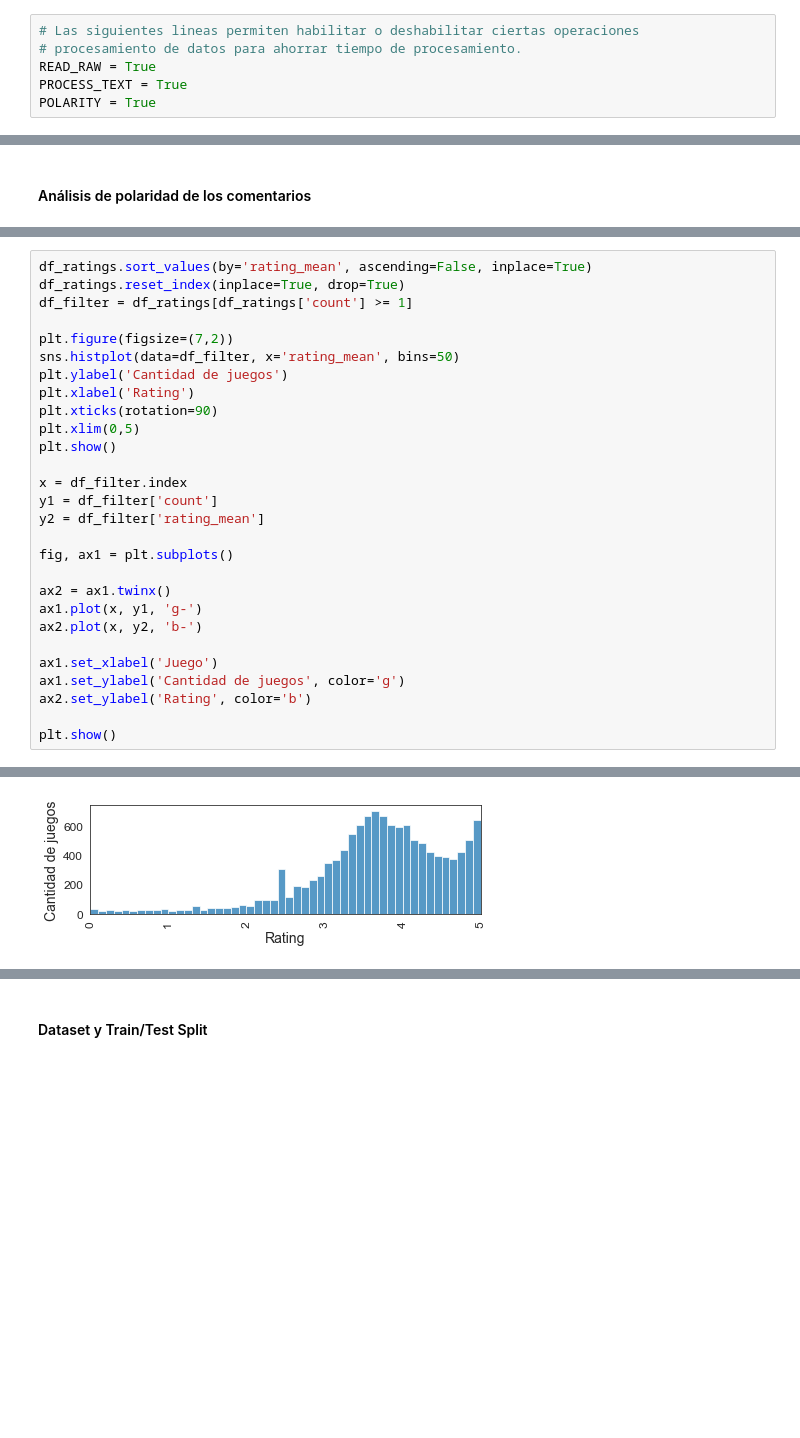
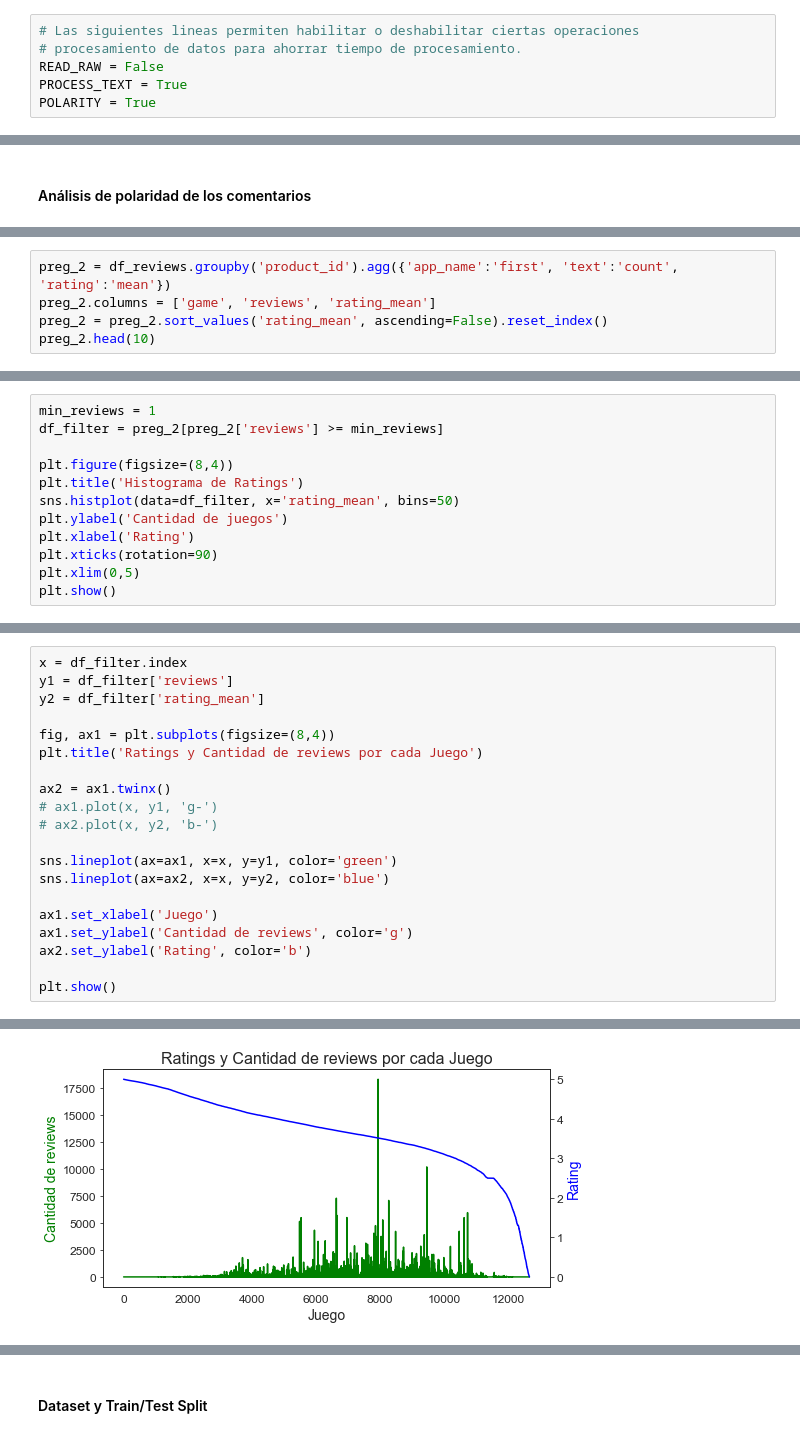
Before and after one commit to jmquintana/data_science_sprint_3, a Jupyter notebook: JoseQuintana_DS_Proyecto_03_SR.ipynb, the cells around one changed output, grey strips where cells are left out. Drawn from its saved outputs; the diff is of its cells as text; blank space fills up the shorter version.

```diff
--- a/JoseQuintana_DS_Proyecto_03_SR.ipynb
+++ b/JoseQuintana_DS_Proyecto_03_SR.ipynb
@@ -91,7 +126,7 @@ tqdm.pandas()
 # %%
 # Las siguientes lineas permiten habilitar o deshabilitar ciertas operaciones
 # procesamiento de datos para ahorrar tiempo de procesamiento.
-READ_RAW = True
+READ_RAW = False
 PROCESS_TEXT = True
 POLARITY = True
 # %% [output]
@@ -697,0 +766,5 @@ reviews_count.head()
+# %%
+preg_2 = df_reviews.groupby('product_id').agg({'app_name':'first', 'text':'count', 'rating':'mean'})
+preg_2.columns = ['game', 'reviews', 'rating_mean']
+preg_2 = preg_2.sort_values('rating_mean', ascending=False).reset_index()
+preg_2.head(10)
@@ -716,3 +823,15 @@ df_ratings
 | 12663 | 675720 | 1 | 0.0055 |
 | 12664 | 732290 | 1 | 0.0030 |
 12665 rows × 3 columns
+# %%
+min_reviews = 1
+df_filter = preg_2[preg_2['reviews'] >= min_reviews]
+
+plt.figure(figsize=(8,4))
+plt.title('Histograma de Ratings')
+sns.histplot(data=df_filter, x='rating_mean', bins=50)
+plt.ylabel('Cantidad de juegos')
+plt.xlabel('Rating')
+plt.xticks(rotation=90)
+plt.xlim(0,5)
+plt.show()
@@ -719,28 +841,20 @@ df_ratings
 # %%
-df_ratings.sort_values(by='rating_mean', ascending=False, inplace=True)
-df_ratings.reset_index(inplace=True, drop=True)
-df_filter = df_ratings[df_ratings['count'] >= 1]
-
-plt.figure(figsize=(7,2))
-sns.histplot(data=df_filter, x='rating_mean', bins=50)
-plt.ylabel('Cantidad de juegos')
-plt.xlabel('Rating')
-plt.xticks(rotation=90)
-plt.xlim(0,5)
-plt.show()
-
 x = df_filter.index
-y1 = df_filter['count']
+y1 = df_filter['reviews']
 y2 = df_filter['rating_mean']
 
-fig, ax1 = plt.subplots()
+fig, ax1 = plt.subplots(figsize=(8,4))
+plt.title('Ratings y Cantidad de reviews por cada Juego')
 
 ax2 = ax1.twinx()
-ax1.plot(x, y1, 'g-')
-ax2.plot(x, y2, 'b-')
+# ax1.plot(x, y1, 'g-')
+# ax2.plot(x, y2, 'b-')
+
+sns.lineplot(ax=ax1, x=x, y=y1, color='green')
+sns.lineplot(ax=ax2, x=x, y=y2, color='blue')
 
 ax1.set_xlabel('Juego')
-ax1.set_ylabel('Cantidad de juegos', color='g')
+ax1.set_ylabel('Cantidad de reviews', color='g')
 ax2.set_ylabel('Rating', color='b')
 
 plt.show()
@@ -749 +863 @@ plt.show()
-[figure, old version]
+[figure, new version]
```
Also changed, not shown: parts of 122 cells of this notebook.
